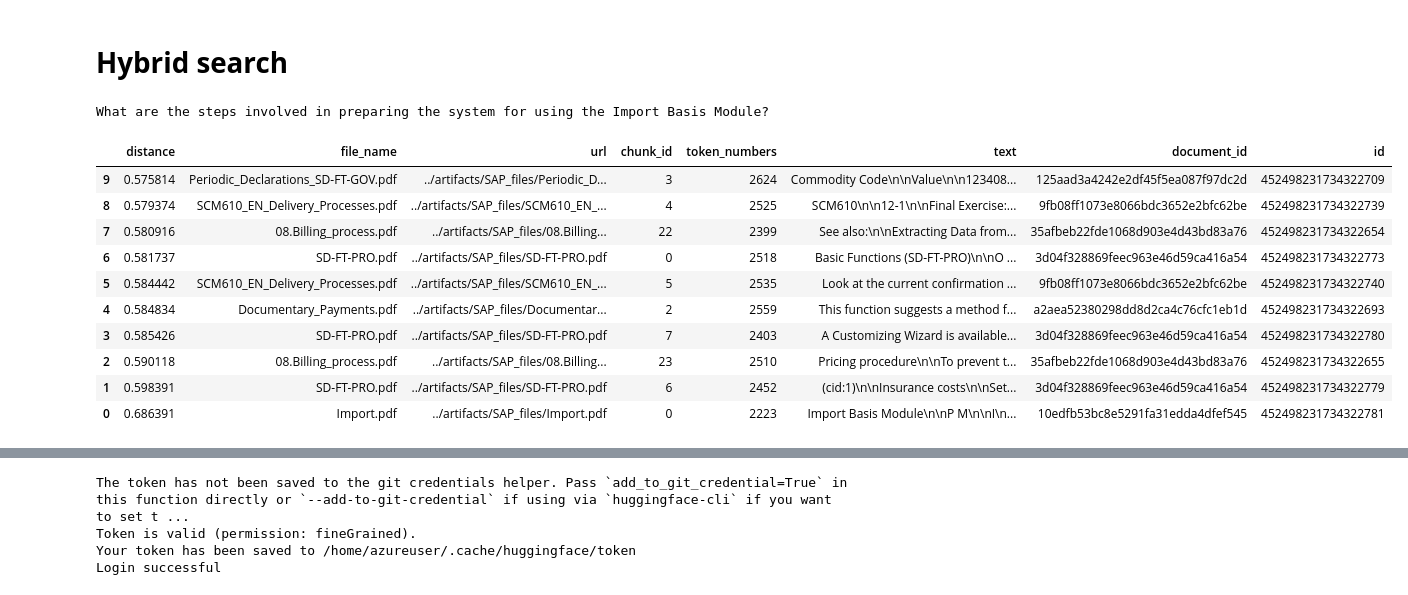
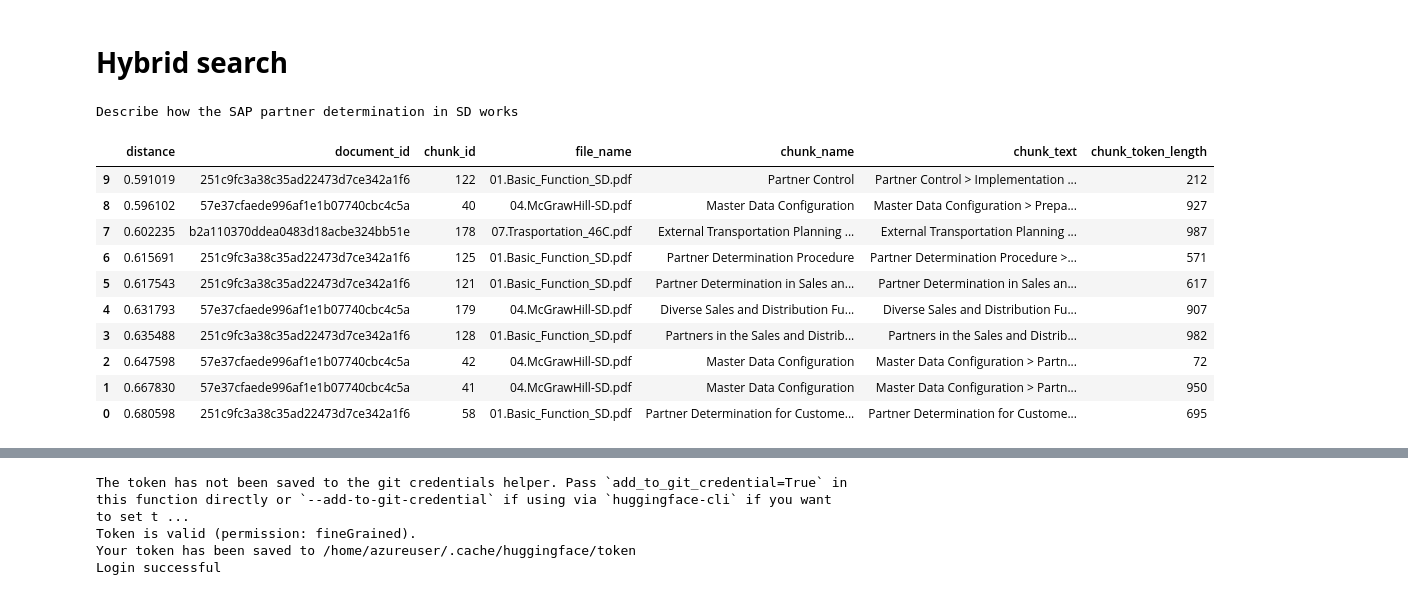
Before and after one commit to echalabiyev/dolphinai_local_solution, a Jupyter notebook: notebook/3. RAG.ipynb, the cells around one changed output, grey strips where cells are left out. Cells and saved outputs as stored; diff of their text form; code cells hidden in the pictures.

Commit message:
RAG logic implementation

```diff
--- a/notebook/3. RAG.ipynb
+++ b/notebook/3. RAG.ipynb
@@ -235,13 +235,15 @@ ef = BGEM3EmbeddingFunction(use_fp16=False, device="cuda:1")
 dense_dim = ef.dim["dense"]
 # %%
 # Enter your search query
-query = "What are the steps involved in preparing the system for using the Import Basis Module?"
+query = "Describe how the SAP partner determination in SD works"
+# query = "What is EDI and why it is important?"
+# query = "What are the steps involved in preparing the system for using the Import Basis Module?"
 print(query)
 
 # Generate embeddings for the query
 query_embeddings = ef([query])
 # %% [output]
-What are the steps involved in preparing the system for using the Import Basis Module?
+Describe how the SAP partner determination in SD works
 # %%
 from pymilvus import (
     connections,
@@ -265,19 +267,19 @@ hybrid_results = hybrid_search(
     dense_weight=1.0,
 )
 # %%
-# Example usage:
-df = convert_explode_order_and_sort(dense_results)
-df
+# # Example usage:
+# df = convert_explode_order_and_sort(dense_results)
+# df
 # %% [output]
-|  | distance | file_name | url | chunk_id | token_numbers | text | document_id | id |
-| 9 | 0.575814 | Periodic_Declarations_SD-FT-GOV.pdf | ../artifacts/SAP_files/Periodic_D... | 3 | 2624 | Commodity Code\n\nValue\n\n123408... | 125aad3a4242e2df45f5ea087f97dc2d | 452498231734322709 |
-| 8 | 0.579374 | SCM610_EN_Delivery_Processes.pdf | ../artifacts/SAP_files/SCM610_EN_... | 4 | 2525 | SCM610\n\n12-1\n\nFinal Exercise:... | 9fb08ff1073e8066bdc3652e2bfc62be | 452498231734322739 |
-| 7 | 0.580916 | 08.Billing_process.pdf | ../artifacts/SAP_files/08.Billing... | 22 | 2399 | See also:\n\nExtracting Data from... | 35afbeb22fde1068d903e4d43bd83a76 | 452498231734322654 |
-| 6 | 0.581737 | SD-FT-PRO.pdf | ../artifacts/SAP_files/SD-FT-PRO.pdf | 0 | 2518 | Basic Functions (SD-FT-PRO)\n\nO ... | 3d04f328869feec963e46d59ca416a54 | 452498231734322773 |
-| 5 | 0.584442 | SCM610_EN_Delivery_Processes.pdf | ../artifacts/SAP_files/SCM610_EN_... | 5 | 2535 | Look at the current confirmation ... | 9fb08ff1073e8066bdc3652e2bfc62be | 452498231734322740 |
-| 4 | 0.584834 | Documentary_Payments.pdf | ../artifacts/SAP_files/Documentar... | 2 | 2559 | This function suggests a method f... | a2aea52380298dd8d2ca4c76cfc1eb1d | 452498231734322693 |
-| 3 | 0.585426 | SD-FT-PRO.pdf | ../artifacts/SAP_files/SD-FT-PRO.pdf | 7 | 2403 | A Customizing Wizard is available... | 3d04f328869feec963e46d59ca416a54 | 452498231734322780 |
-| 2 | 0.590118 | 08.Billing_process.pdf | ../artifacts/SAP_files/08.Billing... | 23 | 2510 | Pricing procedure\n\nTo prevent t... | 35afbeb22fde1068d903e4d43bd83a76 | 452498231734322655 |
-| 1 | 0.598391 | SD-FT-PRO.pdf | ../artifacts/SAP_files/SD-FT-PRO.pdf | 6 | 2452 | (cid:1)\n\nInsurance costs\n\nSet... | 3d04f328869feec963e46d59ca416a54 | 452498231734322779 |
-| 0 | 0.686391 | Import.pdf | ../artifacts/SAP_files/Import.pdf | 0 | 2223 | Import Basis Module\n\nP M\n\nI\n... | 10edfb53bc8e5291fa31edda4dfef545 | 452498231734322781 |
+|  | distance | document_id | chunk_id | file_name | chunk_name | chunk_text | chunk_token_length |
+| 9 | 0.591019 | 251c9fc3a38c35ad22473d7ce342a1f6 | 122 | 01.Basic_Function_SD.pdf | Partner Control | Partner Control > Implementation ... | 212 |
+| 8 | 0.596102 | 57e37cfaede996af1e1b07740cbc4c5a | 40 | 04.McGrawHill-SD.pdf | Master Data Configuration | Master Data Configuration > Prepa... | 927 |
+| 7 | 0.602235 | b2a110370ddea0483d18acbe324bb51e | 178 | 07.Trasportation_46C.pdf | External Transportation Planning ... | External Transportation Planning ... | 987 |
+| 6 | 0.615691 | 251c9fc3a38c35ad22473d7ce342a1f6 | 125 | 01.Basic_Function_SD.pdf | Partner Determination Procedure | Partner Determination Procedure >... | 571 |
+| 5 | 0.617543 | 251c9fc3a38c35ad22473d7ce342a1f6 | 121 | 01.Basic_Function_SD.pdf | Partner Determination in Sales an... | Partner Determination in Sales an... | 617 |
+| 4 | 0.631793 | 57e37cfaede996af1e1b07740cbc4c5a | 179 | 04.McGrawHill-SD.pdf | Diverse Sales and Distribution Fu... | Diverse Sales and Distribution Fu... | 907 |
+| 3 | 0.635488 | 251c9fc3a38c35ad22473d7ce342a1f6 | 128 | 01.Basic_Function_SD.pdf | Partners in the Sales and Distrib... | Partners in the Sales and Distrib... | 982 |
+| 2 | 0.647598 | 57e37cfaede996af1e1b07740cbc4c5a | 42 | 04.McGrawHill-SD.pdf | Master Data Configuration | Master Data Configuration > Partn... | 72 |
+| 1 | 0.667830 | 57e37cfaede996af1e1b07740cbc4c5a | 41 | 04.McGrawHill-SD.pdf | Master Data Configuration | Master Data Configuration > Partn... | 950 |
+| 0 | 0.680598 | 251c9fc3a38c35ad22473d7ce342a1f6 | 58 | 01.Basic_Function_SD.pdf | Partner Determination for Custome... | Partner Determination for Custome... | 695 |
 # %%
```
Also changed, not shown: parts of 22 cells of this notebook, 4 other files.
